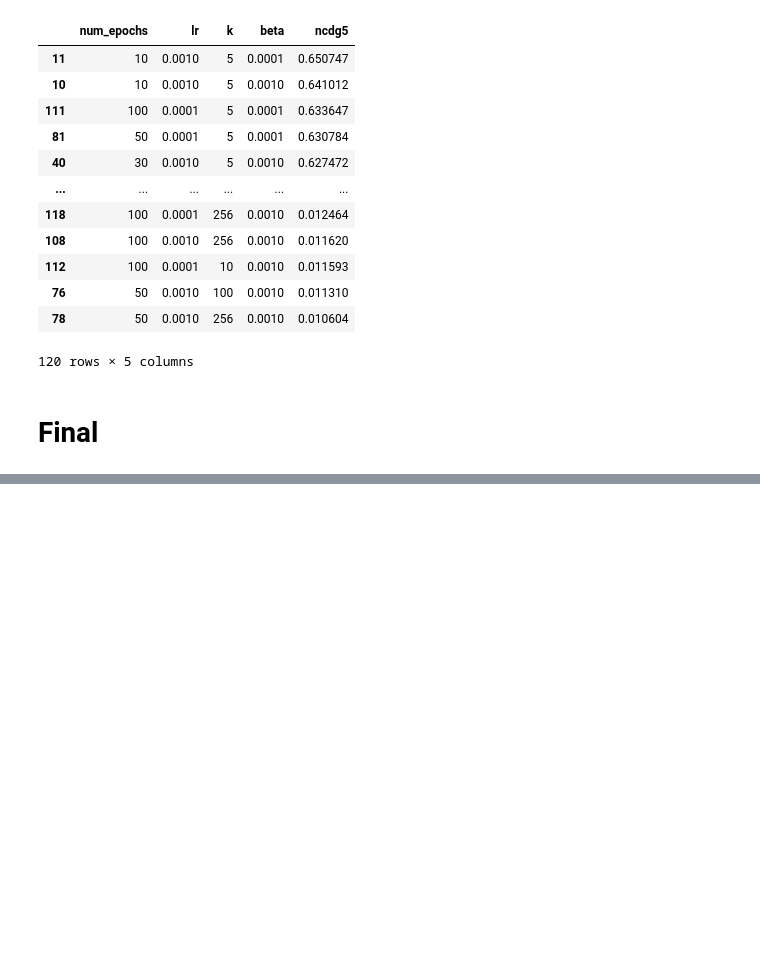
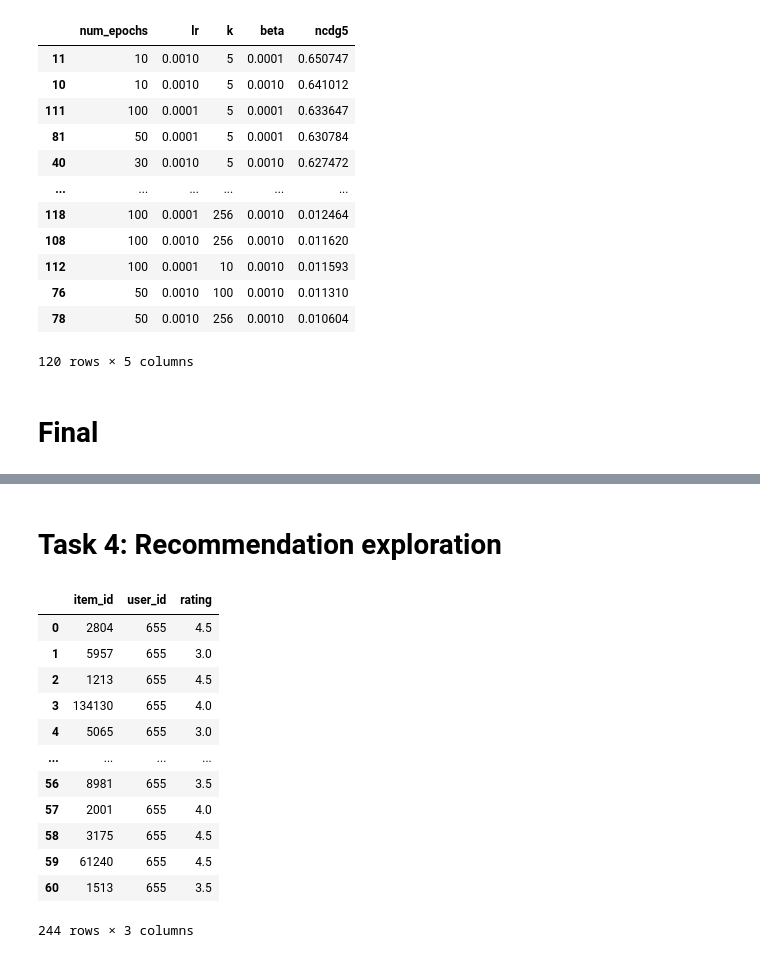
Before and after one commit to tommyjohn1001/master-hw, a Jupyter notebook: week3/assignment3.ipynb, the cells around one changed output, grey strips where cells are left out. Saved outputs shown, nothing was run; the diff lists cells and outputs as text; code cells hidden in the pictures; blank space fills up the shorter version.

```diff
--- a/week3/assignment3.ipynb
+++ b/week3/assignment3.ipynb
@@ -316,0 +318,20 @@ MatrixFactorization:    NDCG@5= 0.6374519185349148
+# %% [markdown]
+# Task 4: Recommendation exploration
+# %%
+user_id = 655
+# %%
+df_trainval[df_trainval['user_id'] == user_id]
+# %% [output]
+|  | item_id | user_id | rating |
+| 0 | 2804 | 655 | 4.5 |
+| 1 | 5957 | 655 | 3.0 |
+| 2 | 1213 | 655 | 4.5 |
+| 3 | 134130 | 655 | 4.0 |
+| 4 | 5065 | 655 | 3.0 |
+| ... | ... | ... | ... |
+| 56 | 8981 | 655 | 3.5 |
+| 57 | 2001 | 655 | 4.0 |
+| 58 | 3175 | 655 | 4.5 |
+| 59 | 61240 | 655 | 4.5 |
+| 60 | 1513 | 655 | 3.5 |
+244 rows × 3 columns
```
Also changed, not shown: parts of 8 cells of this notebook.
